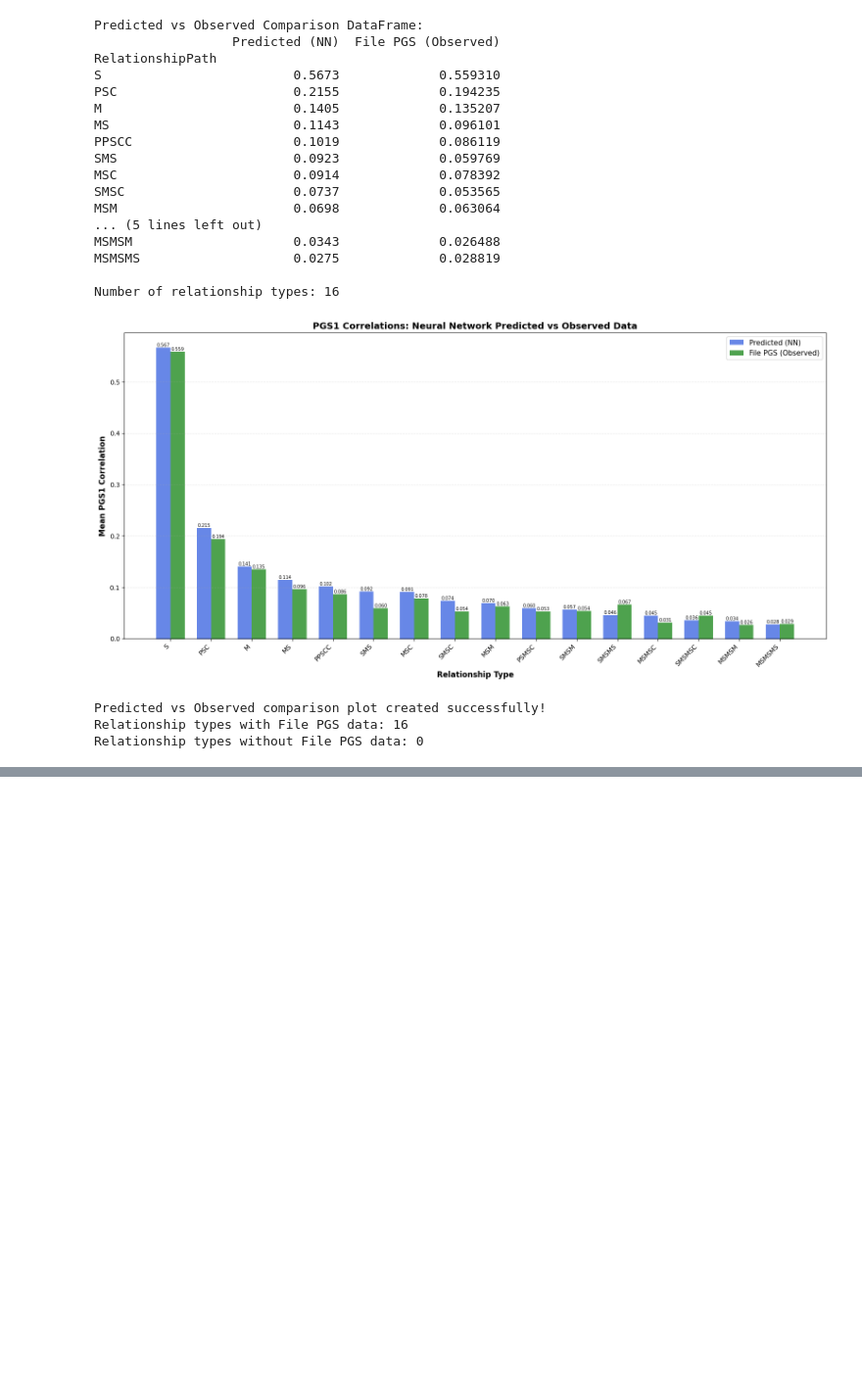
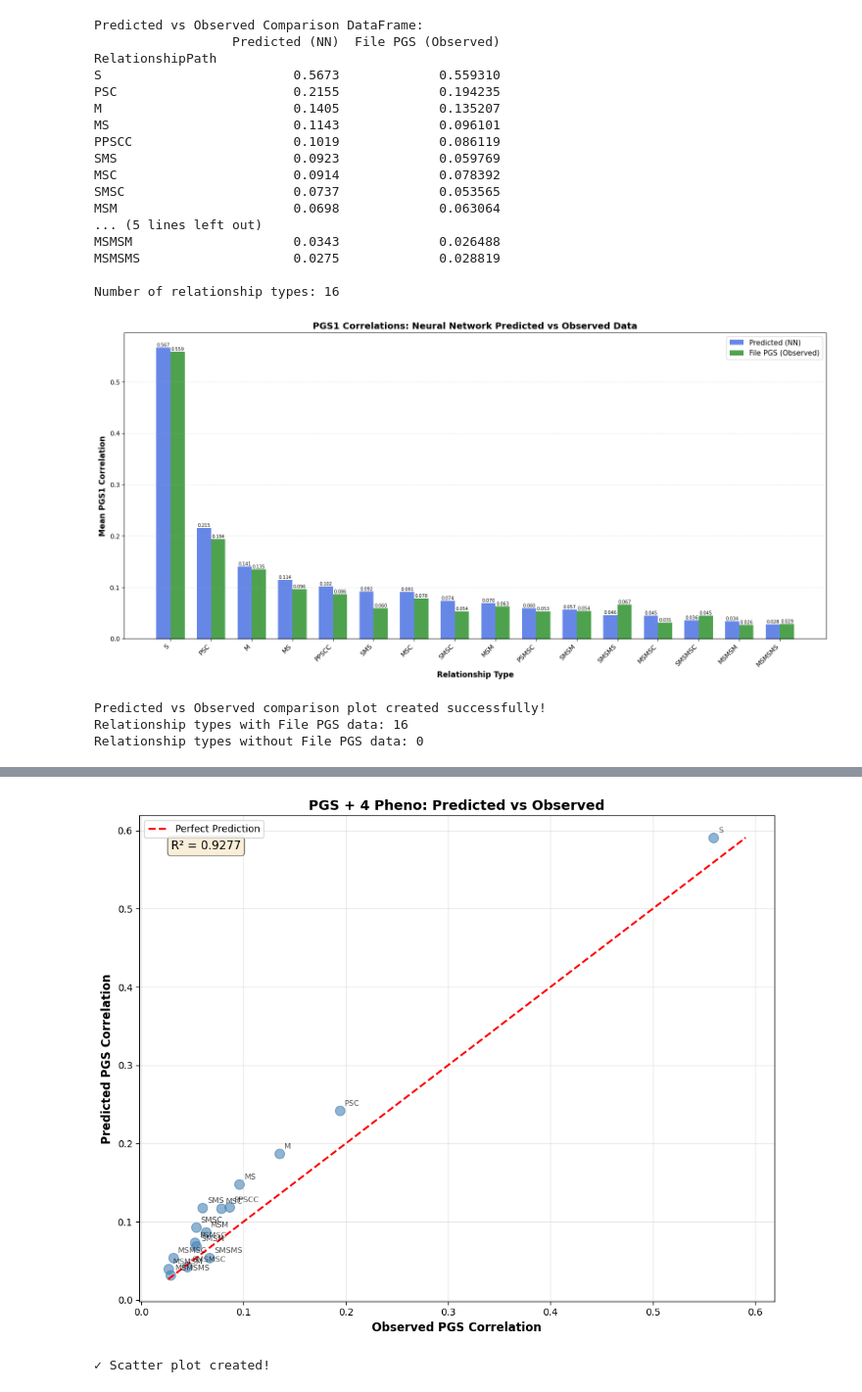
Before and after one commit to Xuanyu-Lyu/PGS_Cor_Relative, a Jupyter notebook: Scripts/RelativeCor/Analysis.ipynb, the cells around one changed output, grey strips where cells are left out. Shown at 98% size. Saved outputs shown, nothing was run; the diff lists cells and outputs as text; code cells hidden in the pictures; blank space fills up the shorter version.

```diff
--- a/Scripts/RelativeCor/Analysis.ipynb
+++ b/Scripts/RelativeCor/Analysis.ipynb
@@ -473,0 +708,51 @@ Relationship types without File PGS data: 0
+# %%
+# Scatter Plot: PGS + 4 Pheno Model vs Observed with Identity Line
+
+fig, ax = plt.subplots(figsize=(10, 8))
+
+valid_comparison = comparison_4pheno.dropna(subset=['PGS + 4 Pheno (Predicted)', 'File PGS (Observed)'])
+
+if len(valid_comparison) > 0:
+    ax.scatter(valid_comparison['File PGS (Observed)'],
+               valid_comparison['PGS + 4 Pheno (Predicted)'],
+               s=100, alpha=0.6, color='steelblue')
+
+    # Add identity line
+    min_val = min(valid_comparison['File PGS (Observed)'].min(),
+                  valid_comparison['PGS + 4 Pheno (Predicted)'].min())
+    max_val = max(valid_comparison['File PGS (Observed)'].max(),
+                  valid_comparison['PGS + 4 Pheno (Predicted)'].max())
+    ax.plot([min_val, max_val], [min_val, max_val], 'r--', linewidth=2, label='Perfect Prediction')
+
+    # Add labels for each point
+    for idx, row in valid_comparison.iterrows():
+        ax.annotate(row['RelType'],
+                   (row['File PGS (Observed)'], row['PGS + 4 Pheno (Predicted)']),
+                   fontsize=8, alpha=0.7, xytext=(5, 5), textcoords='offset points')
+
+    ax.set_xlabel('Observed PGS Correlation', fontsize=12, fontweight='bold')
+    ax.set_ylabel('Predicted PGS Correlation', fontsize=12, fontweight='bold')
+    ax.set_title('PGS + 4 Pheno: Predicted vs Observed', fontsize=14, fontweight='bold')
+    ax.legend(fontsize=10)
+    ax.grid(True, alpha=0.3)
+
+    # Add R² value
+    if len(valid_comparison) > 1:
+        from sklearn.metrics import r2_score
+        r2 = r2_score(valid_comparison['File PGS (Observed)'],
+                     valid_comparison['PGS + 4 Pheno (Predicted)'])
+        ax.text(0.05, 0.95, f'R² = {r2:.4f}', transform=ax.transAxes,
+               fontsize=12, verticalalignment='top',
+               bbox=dict(boxstyle='round', facecolor='wheat', alpha=0.5))
+
+    plt.tight_layout()
+    plt.show()
+    print("✓ Scatter plot created!")
+else:
+    print("⚠ No matching observed data for scatter plot")
+    ax.text(0.5, 0.5, 'No matching observed data',
+            ha='center', va='center', transform=ax.transAxes, fontsize=14)
+    plt.show()
+# %% [output]
+[figure, added]
+✓ Scatter plot created!
```
Also changed, not shown: parts of 3 cells of this notebook, 6 other files.
